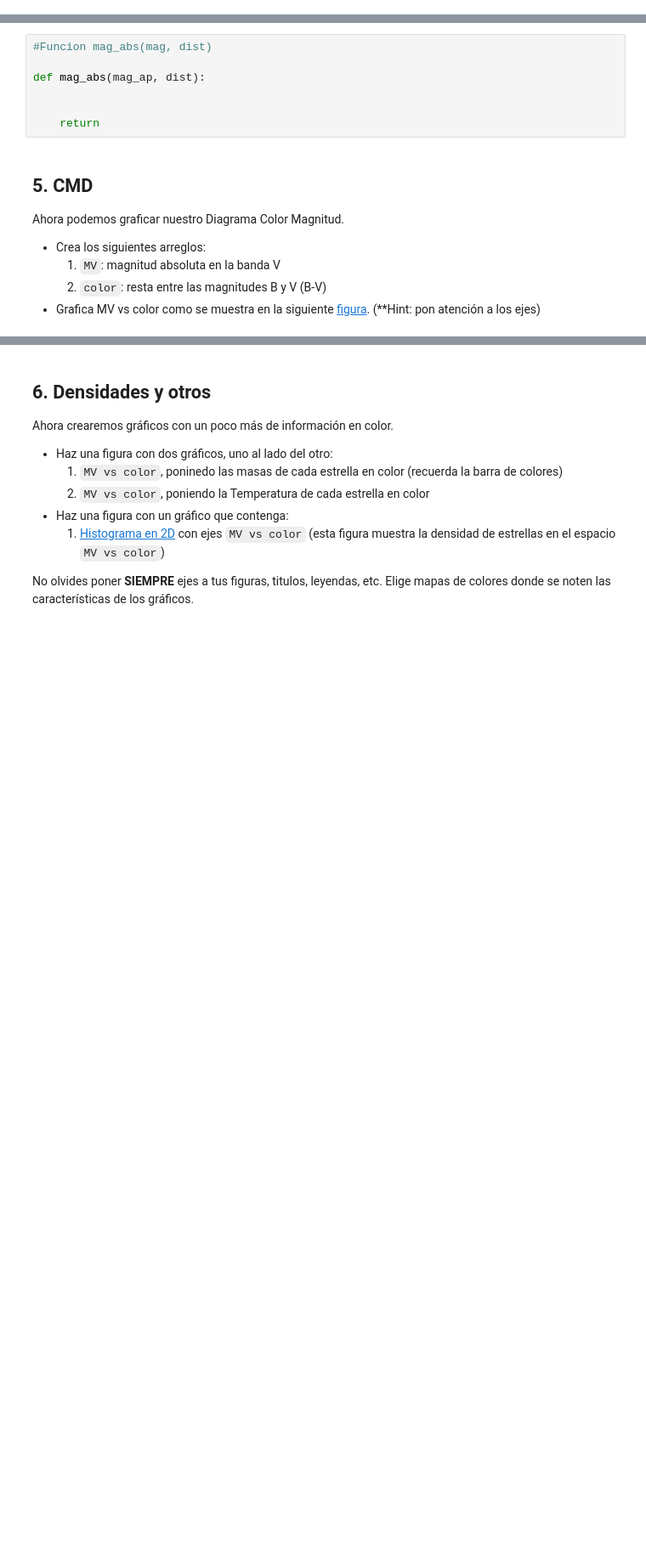
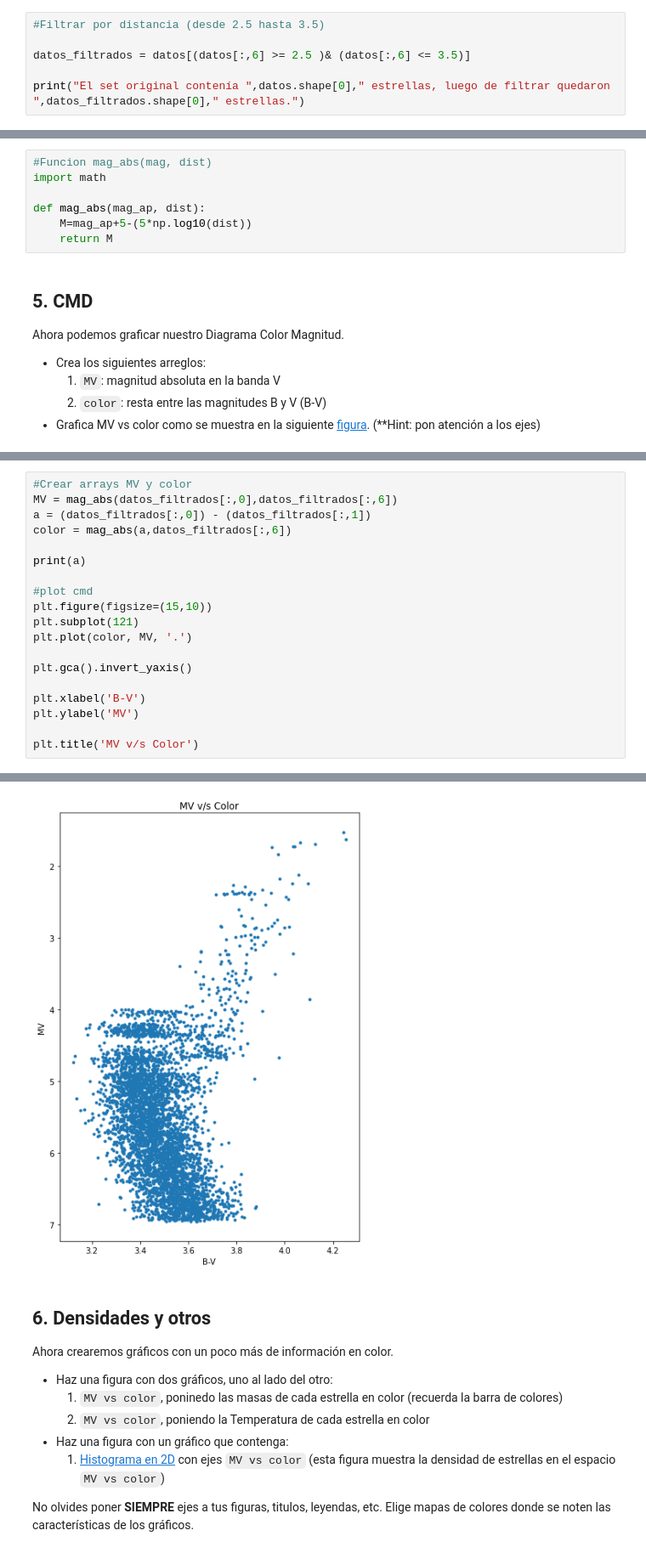
Before and after one commit to Pepebeats-flp/minitarea2, a Jupyter notebook: minitarea2_alumnos.ipynb, the cells around one changed output, grey strips where cells are left out. Shown: that part at 85% size. Cells and saved outputs as stored; diff of their text form; blank space fills up the shorter version.

```diff
--- a/minitarea2_alumnos.ipynb
+++ b/minitarea2_alumnos.ipynb
@@ -80,0 +134,6 @@ print()
+# %%
+#Filtrar por distancia (desde 2.5 hasta 3.5)
+
+datos_filtrados = datos[(datos[:,6] >= 2.5 )& (datos[:,6] <= 3.5)]
+
+print("El set original contenía ",datos.shape[0]," estrellas, luego de filtrar quedaron ",datos_filtrados.shape[0]," estrellas.")
@@ -92,10 +153,10 @@ Para hacer el CMD necesitamos la magnitud absoluta de nuestras estrellas. Para e
 # %%
 #Funcion mag_abs(mag, dist)
+import math
 
 def mag_abs(mag_ap, dist):
-
-
-    return
+    M=mag_ap+5-(5*np.log10(dist))
+    return M
 # %% [markdown]
 ## 5. CMD
 
@@ -112,0 +169,20 @@ Ahora podemos graficar nuestro Diagrama Color Magnitud.
+# %%
+#Crear arrays MV y color
+MV = mag_abs(datos_filtrados[:,0],datos_filtrados[:,6])
+a = (datos_filtrados[:,0]) - (datos_filtrados[:,1])
+color = mag_abs(a,datos_filtrados[:,6])
+
+print(a)
+
+#plot cmd
+plt.figure(figsize=(15,10))
+plt.subplot(121)
+plt.plot(color, MV, '.')
+
+plt.gca().invert_yaxis()
+
+plt.xlabel('B-V')
+plt.ylabel('MV')
+
+plt.title('MV v/s Color')
+# %% [output]
@@ -113,3 +191,4 @@ Ahora podemos graficar nuestro Diagrama Color Magnitud.
+[figure, added]
 # %% [markdown]
 ## 6. Densidades y otros
 
```
Also changed, not shown: parts of 14 cells of this notebook.
